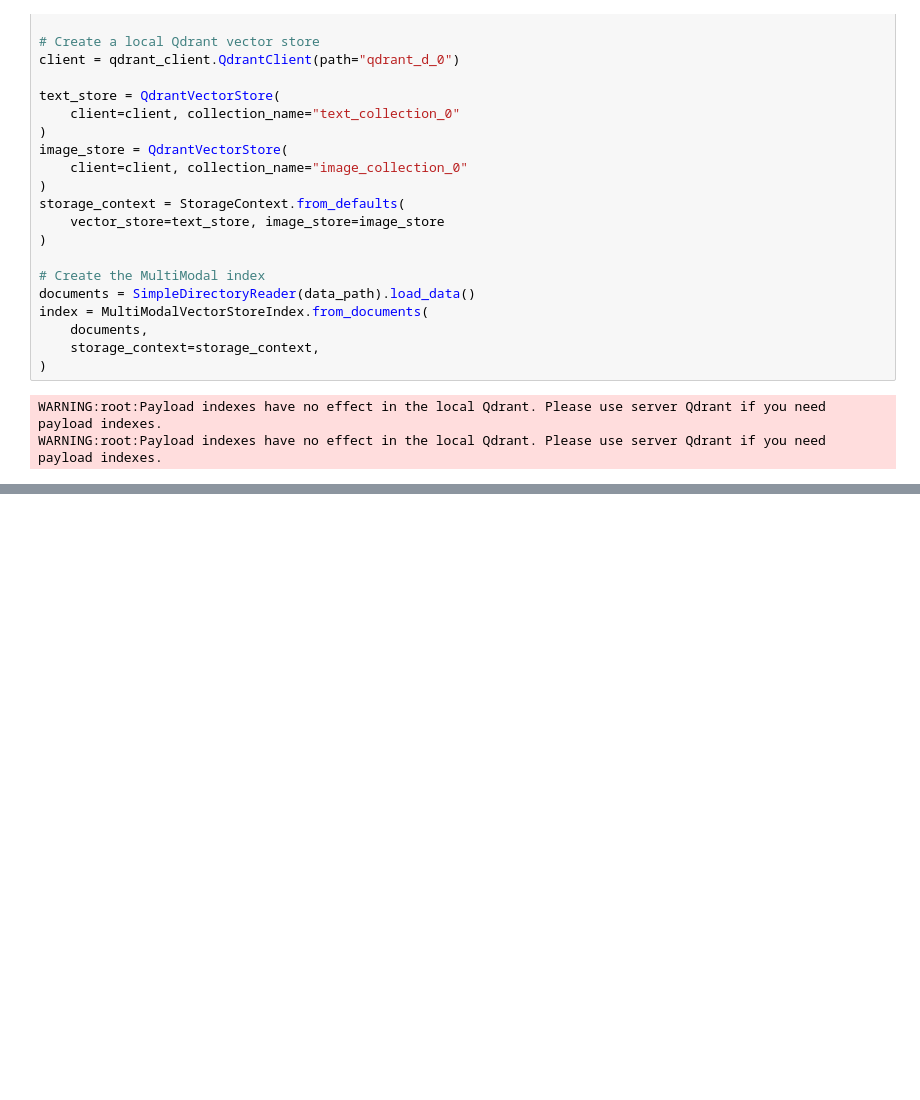
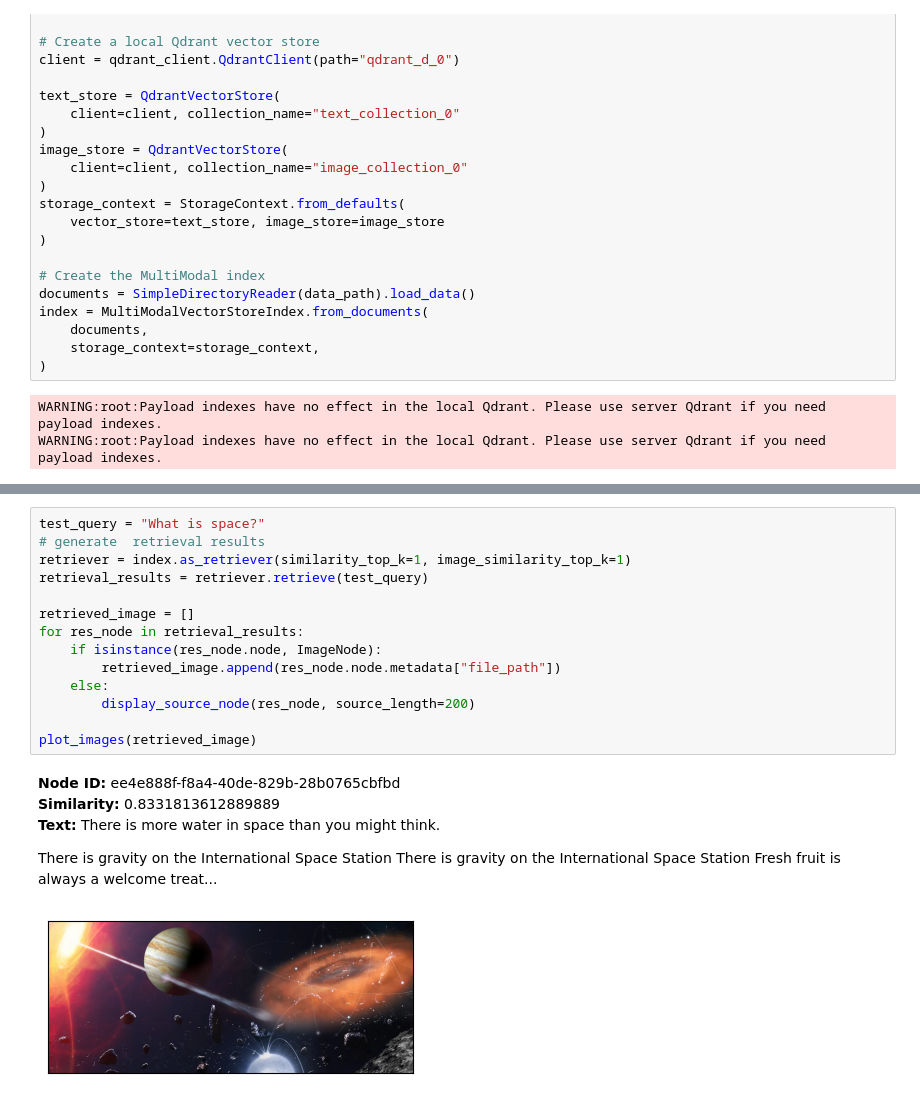
Before and after one commit to naimkatiman/Multi-Modal-RAG-Pipeline-on-Images-and-Text-Locally, a Jupyter notebook: myRAG.ipynb, the cells around one changed output, grey strips where cells are left out. Cells and saved outputs as stored; diff of their text form; blank space fills up the shorter version.

```diff
--- a/myRAG.ipynb
+++ b/myRAG.ipynb
@@ -61,0 +132,21 @@ WARNING:root:Payload indexes have no effect in the local Qdrant. Please use serv
+# %%
+test_query = "What is space?"
+# generate  retrieval results
+retriever = index.as_retriever(similarity_top_k=1, image_similarity_top_k=1)
+retrieval_results = retriever.retrieve(test_query)
+
+retrieved_image = []
+for res_node in retrieval_results:
+    if isinstance(res_node.node, ImageNode):
+        retrieved_image.append(res_node.node.metadata["file_path"])
+    else:
+        display_source_node(res_node, source_length=200)
+
+plot_images(retrieved_image)
+# %% [output]
+**Node ID:** ee4e888f-f8a4-40de-829b-28b0765cbfbd<br>**Similarity:** 0.8331813612889889<br>**Text:** There is more water in space than you might think.
+
+There is gravity on the International Space Station
+There is gravity on the International Space Station
+Fresh fruit is always a welcome treat...<br>
+[figure, added]
```
Also changed, not shown: parts of 4 cells of this notebook.
